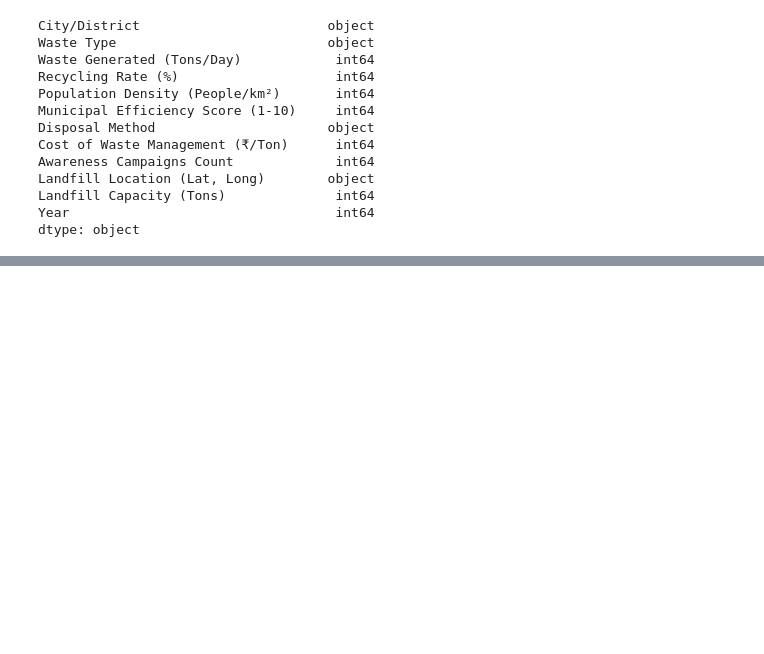
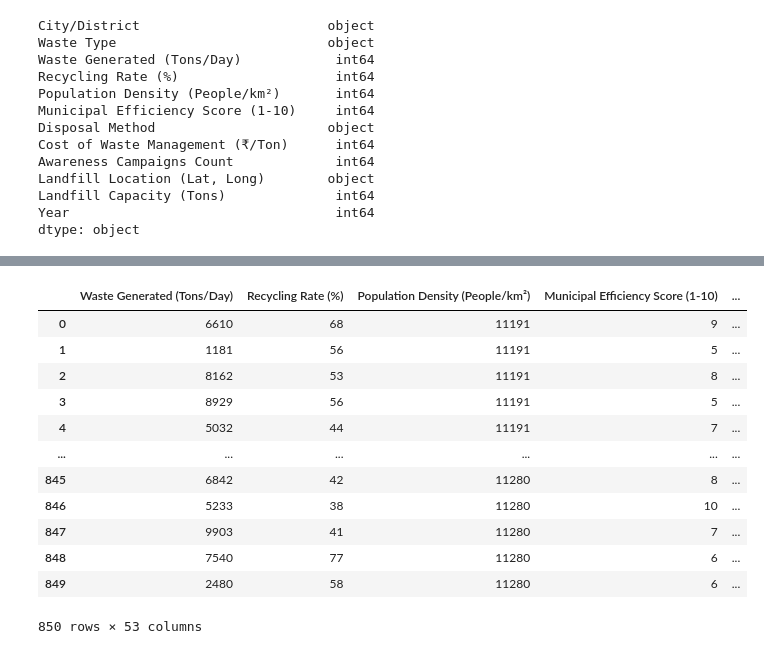
Before and after one commit to fp05107/Waste-Management-and-Recycling, a Jupyter notebook: EDA.ipynb, the cells around one changed output, grey strips where cells are left out. Saved outputs shown, nothing was run; the diff lists cells and outputs as text; code cells hidden in the pictures; blank space fills up the shorter version.

Commit message:
Initialize project structure with essential files and directories for data preparation, exploratory data analysis, model training, and source code organization.

```diff
--- a/EDA.ipynb
+++ b/EDA.ipynb
@@ -231,0 +304,4 @@ df.describe()
+# %%
+df[['Landfill_Lat', 'Landfill_Long']] = df['Landfill Location (Lat, Long)'] \
+    .str.split(',', expand=True).astype(float)
+df.drop('Landfill Location (Lat, Long)', axis=1, inplace=True)
@@ -231,0 +324,14 @@ df.describe()
+# %%
+from sklearn.preprocessing import OneHotEncoder
+
+
+categorical_cols = ['City/District', 'Waste Type', 'Disposal Method']
+
+encoder = OneHotEncoder(drop=None, sparse_output=False, handle_unknown='ignore')
+
+
+encoded = encoder.fit_transform(df[categorical_cols])
+encoded_df = pd.DataFrame(encoded, columns= encoder.get_feature_names_out(categorical_cols))
+df_encoded = pd.concat([df.drop(columns=categorical_cols).reset_index(drop=True), encoded_df.reset_index(drop=True)], axis=1)
+
+print(df_encoded.head())
@@ -231,0 +356,16 @@ df.describe()
+# %%
+df_encoded
+# %% [output]
+|  | Waste Generated (Tons/Day) | Recycling Rate (%) | Population Density (People/km²) | Municipal Efficiency Score (1-10) | ... |
+| 0 | 6610 | 68 | 11191 | 9 | ... |
+| 1 | 1181 | 56 | 11191 | 5 | ... |
+| 2 | 8162 | 53 | 11191 | 8 | ... |
+| 3 | 8929 | 56 | 11191 | 5 | ... |
+| 4 | 5032 | 44 | 11191 | 7 | ... |
+| ... | ... | ... | ... | ... | ... |
+| 845 | 6842 | 42 | 11280 | 8 | ... |
+| 846 | 5233 | 38 | 11280 | 10 | ... |
+| 847 | 9903 | 41 | 11280 | 7 | ... |
+| 848 | 7540 | 77 | 11280 | 6 | ... |
+| 849 | 2480 | 58 | 11280 | 6 | ... |
+850 rows × 53 columns
```
Also changed, not shown: parts of 19 cells of this notebook, 11 other files.
